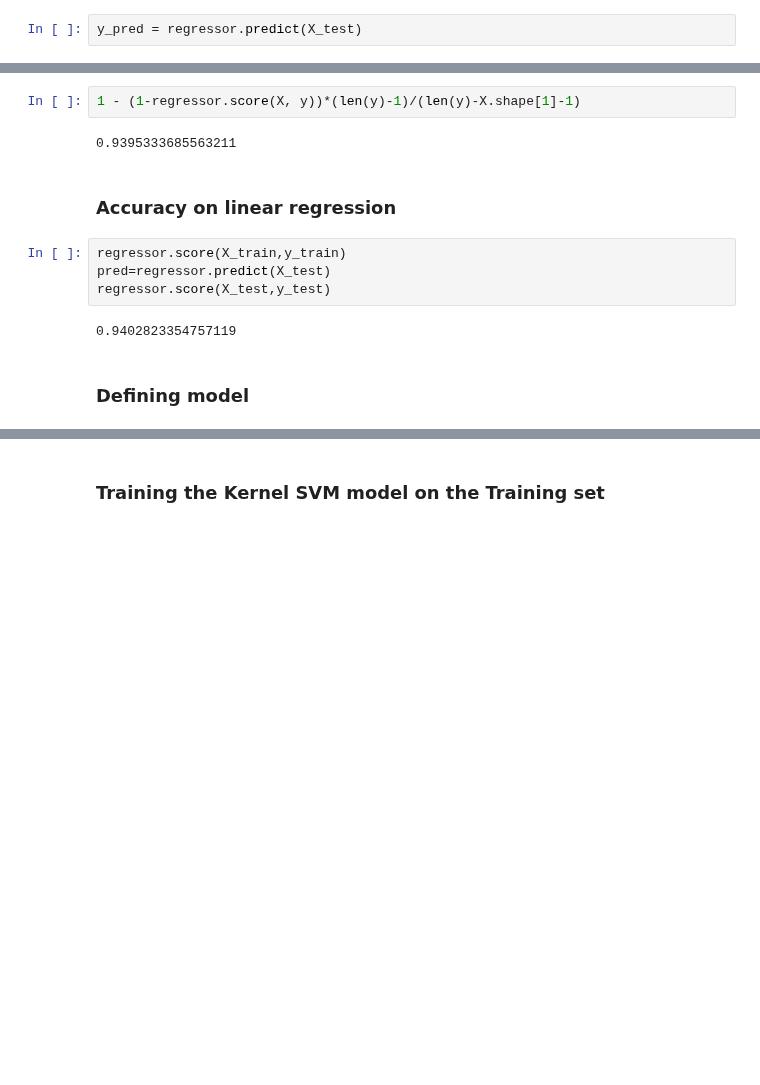
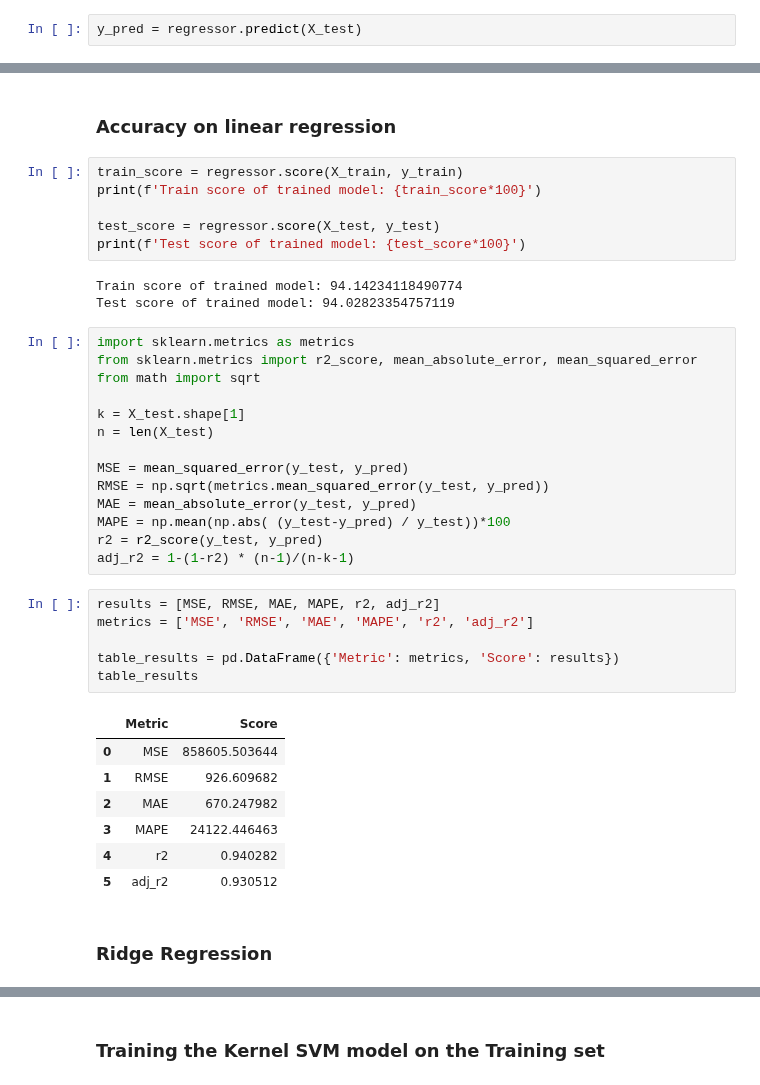
Before and after one commit to riya2509/Bitcoin-Price-Prediction, a Jupyter notebook: Algorithms/Data1_Autoencoder_YeoJohnsonAlgo.ipynb, the cells around one changed output, grey strips where cells are left out. Saved outputs shown, nothing was run; the diff lists cells and outputs as text; blank space fills up the shorter version.

Commit message:
scores_2

```diff
--- a/Algorithms/Data1_Autoencoder_YeoJohnsonAlgo.ipynb
+++ b/Algorithms/Data1_Autoencoder_YeoJohnsonAlgo.ipynb
@@ -113,14 +104,41 @@ y_pred = regressor.predict(X_test)
-# %%
-1 - (1-regressor.score(X, y))*(len(y)-1)/(len(y)-X.shape[1]-1)
-# %% [output]
-0.9395333685563211
 # %% [markdown]
 ### Accuracy on linear regression
 # %%
-regressor.score(X_train,y_train)
-pred=regressor.predict(X_test)
-regressor.score(X_test,y_test)
+train_score = regressor.score(X_train, y_train)
+print(f'Train score of trained model: {train_score*100}')
+
+test_score = regressor.score(X_test, y_test)
+print(f'Test score of trained model: {test_score*100}')
 # %% [output]
-0.9402823354757119
+Train score of trained model: 94.14234118490774
+Test score of trained model: 94.02823354757119
-# %% [markdown]
-### Defining model
+# %%
+import sklearn.metrics as metrics
+from sklearn.metrics import r2_score, mean_absolute_error, mean_squared_error
+from math import sqrt
+
+k = X_test.shape[1]
+n = len(X_test)
+
+MSE = mean_squared_error(y_test, y_pred)
+RMSE = np.sqrt(metrics.mean_squared_error(y_test, y_pred))
+MAE = mean_absolute_error(y_test, y_pred)
+MAPE = np.mean(np.abs( (y_test-y_pred) / y_test))*100
+r2 = r2_score(y_test, y_pred)
+adj_r2 = 1-(1-r2) * (n-1)/(n-k-1)
+# %%
+results = [MSE, RMSE, MAE, MAPE, r2, adj_r2]
+metrics = ['MSE', 'RMSE', 'MAE', 'MAPE', 'r2', 'adj_r2']
+
+table_results = pd.DataFrame({'Metric': metrics, 'Score': results})
+table_results
+# %% [output]
+|  | Metric | Score |
+| 0 | MSE | 858605.503644 |
+| 1 | RMSE | 926.609682 |
+| 2 | MAE | 670.247982 |
+| 3 | MAPE | 24122.446463 |
+| 4 | r2 | 0.940282 |
+| 5 | adj_r2 | 0.930512 |
+# %% [markdown]
+### Ridge Regression
```
Also changed, not shown: parts of 16 cells of this notebook.
